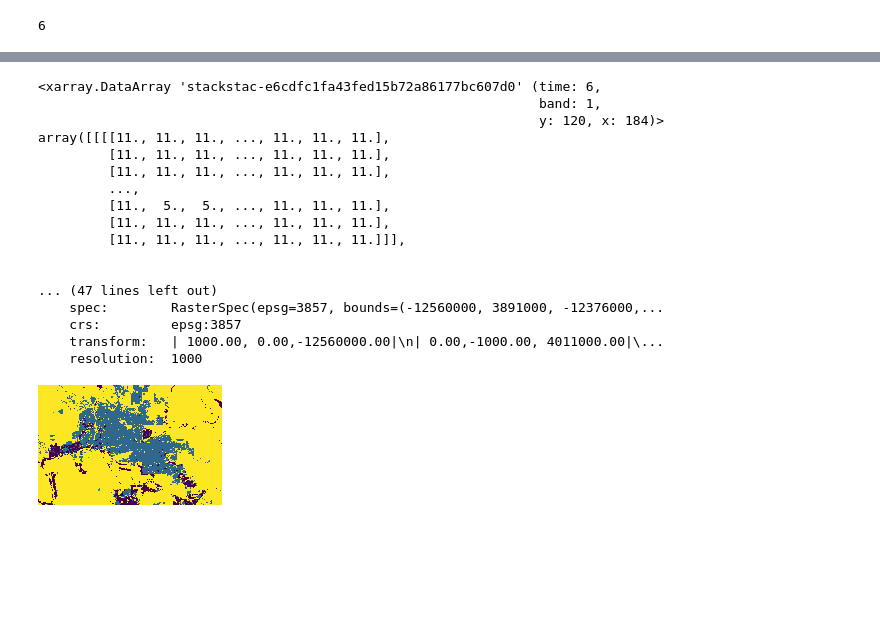
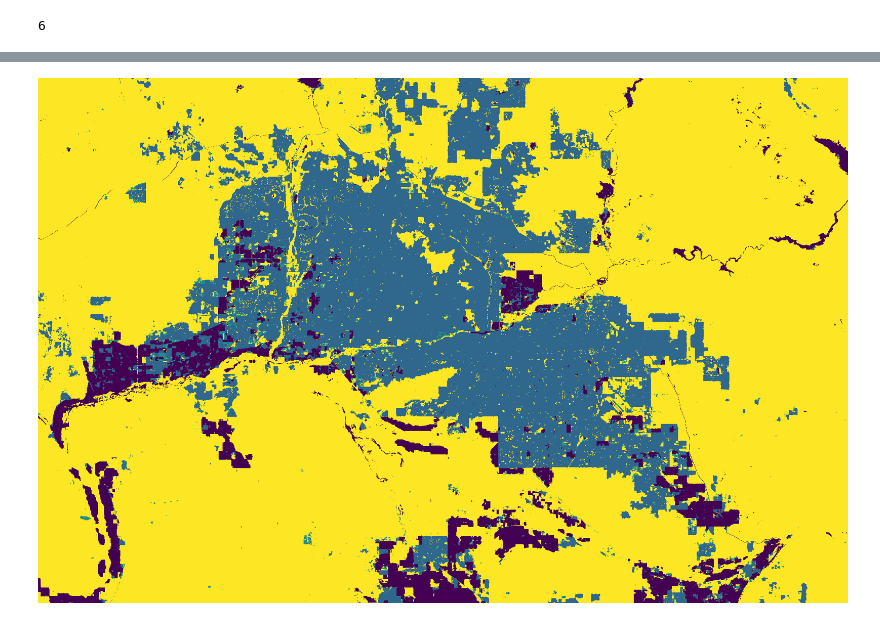
Before and after one commit to carmengg/eds220-mpc, a Jupyter notebook: gif.ipynb, the cells around one changed output, grey strips where cells are left out. Cells and saved outputs as stored; diff of their text form; code cells hidden in the pictures; blank space fills up the shorter version.

```diff
--- a/gif.ipynb
+++ b/gif.ipynb
@@ -77,8 +79,8 @@ data = stackstac.stack(
     items,
     bounds_latlon=bbox,
     epsg=3857,
-    resolution=1000
+    resolution=100
 )
 
-data
+data.shape
 # %% [output]
@@ -111,26 +88,6 @@ resolution :
 # %%
 x = data.compute()
-# %%
-x
-# %% [output]
-<xarray.DataArray 'stackstac-e6cdfc1fa43fed15b72a86177bc607d0' (time: 6,
-                                                                band: 1,
-                                                                y: 120, x: 184)>
-array([[[[11., 11., 11., ..., 11., 11., 11.],
-         [11., 11., 11., ..., 11., 11., 11.],
-         [11., 11., 11., ..., 11., 11., 11.],
-         ...,
-         [11.,  5.,  5., ..., 11., 11., 11.],
-         [11., 11., 11., ..., 11., 11., 11.],
-         [11., 11., 11., ..., 11., 11., 11.]]],
-
-
-... (47 lines left out)
-    spec:        RasterSpec(epsg=3857, bounds=(-12560000, 3891000, -12376000,...
-    crs:         epsg:3857
-    transform:   | 1000.00, 0.00,-12560000.00|\n| 0.00,-1000.00, 4011000.00|\...
-    resolution:  1000
 # %%
-gif(x, date_format=None)
+gif(x, date_format=None, fps=1)
 # %% [output]
-[figure, old version]
+[figure, new version]
```
Also changed, not shown: parts of 8 cells of this notebook.
